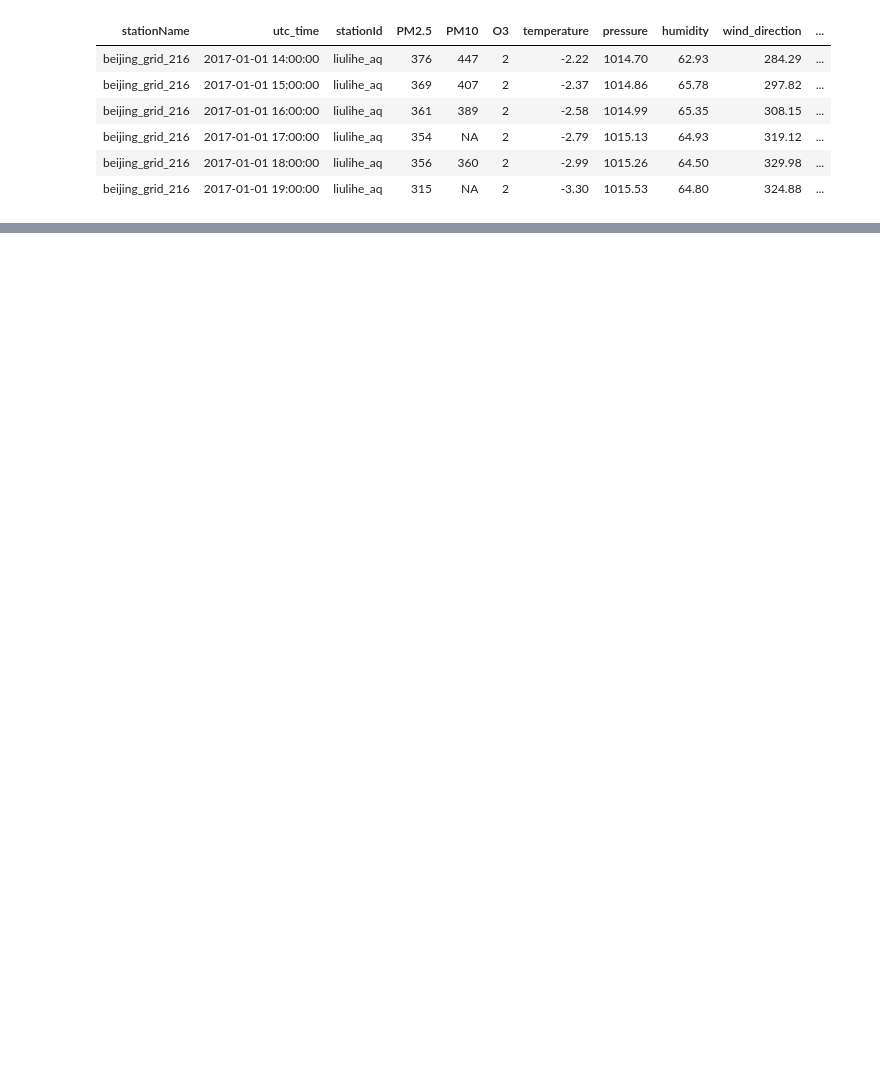
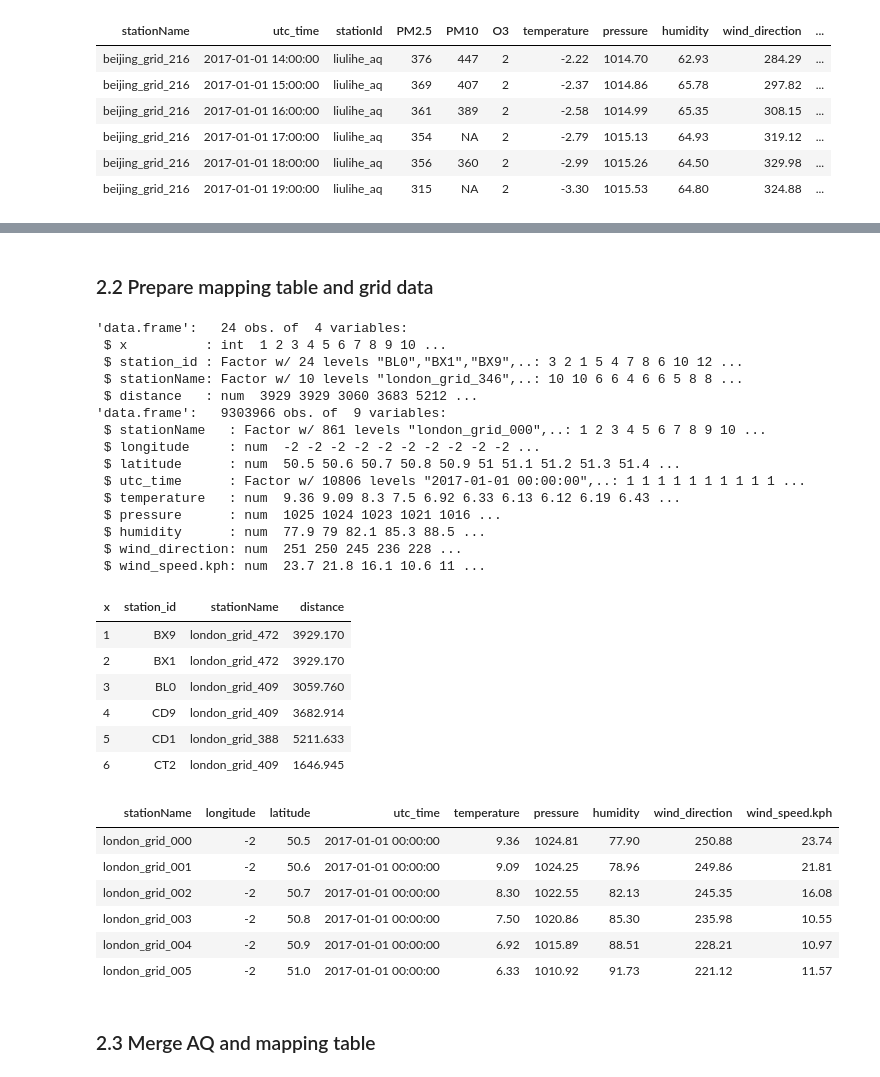
Before and after one commit to KelseyFertakis/DS420_Factoria, a Jupyter notebook: SL_MergeAQandGM.ipynb, the cells around one changed output, grey strips where cells are left out. Drawn from its saved outputs; the diff is of its cells as text; code cells hidden in the pictures; blank space fills up the shorter version.

```diff
--- a/SL_MergeAQandGM.ipynb
+++ b/SL_MergeAQandGM.ipynb
@@ -114,0 +203,2 @@ write.csv(bj_aq_gm, file = "bj_aq_gm_historical.csv")
+# %% [markdown]
+### 2.2 Prepare mapping table and grid data
@@ -114,0 +210,39 @@ write.csv(bj_aq_gm, file = "bj_aq_gm_historical.csv")
+# %%
+# browse data
+str(ld_closest_stations)
+str(ld_grid_meo)
+
+head(ld_closest_stations)
+head(ld_grid_meo)
+# %% [output]
+'data.frame':   24 obs. of  4 variables:
+ $ x          : int  1 2 3 4 5 6 7 8 9 10 ...
+ $ station_id : Factor w/ 24 levels "BL0","BX1","BX9",..: 3 2 1 5 4 7 8 6 10 12 ...
+ $ stationName: Factor w/ 10 levels "london_grid_346",..: 10 10 6 6 4 6 6 5 8 8 ...
+ $ distance   : num  3929 3929 3060 3683 5212 ...
+'data.frame':   9303966 obs. of  9 variables:
+ $ stationName   : Factor w/ 861 levels "london_grid_000",..: 1 2 3 4 5 6 7 8 9 10 ...
+ $ longitude     : num  -2 -2 -2 -2 -2 -2 -2 -2 -2 -2 ...
+ $ latitude      : num  50.5 50.6 50.7 50.8 50.9 51 51.1 51.2 51.3 51.4 ...
+ $ utc_time      : Factor w/ 10806 levels "2017-01-01 00:00:00",..: 1 1 1 1 1 1 1 1 1 1 ...
+ $ temperature   : num  9.36 9.09 8.3 7.5 6.92 6.33 6.13 6.12 6.19 6.43 ...
+ $ pressure      : num  1025 1024 1023 1021 1016 ...
+ $ humidity      : num  77.9 79 82.1 85.3 88.5 ...
+ $ wind_direction: num  251 250 245 236 228 ...
+ $ wind_speed.kph: num  23.7 21.8 16.1 10.6 11 ...
+| x | station_id | stationName | distance |
+| 1 | BX9 | london_grid_472 | 3929.170 |
+| 2 | BX1 | london_grid_472 | 3929.170 |
+| 3 | BL0 | london_grid_409 | 3059.760 |
+| 4 | CD9 | london_grid_409 | 3682.914 |
+| 5 | CD1 | london_grid_388 | 5211.633 |
+| 6 | CT2 | london_grid_409 | 1646.945 |
+| stationName | longitude | latitude | utc_time | temperature | pressure | humidity | wind_direction | wind_speed.kph |
+| london_grid_000 | -2 | 50.5 | 2017-01-01 00:00:00 | 9.36 | 1024.81 | 77.90 | 250.88 | 23.74 |
+| london_grid_001 | -2 | 50.6 | 2017-01-01 00:00:00 | 9.09 | 1024.25 | 78.96 | 249.86 | 21.81 |
+| london_grid_002 | -2 | 50.7 | 2017-01-01 00:00:00 | 8.30 | 1022.55 | 82.13 | 245.35 | 16.08 |
+| london_grid_003 | -2 | 50.8 | 2017-01-01 00:00:00 | 7.50 | 1020.86 | 85.30 | 235.98 | 10.55 |
+| london_grid_004 | -2 | 50.9 | 2017-01-01 00:00:00 | 6.92 | 1015.89 | 88.51 | 228.21 | 10.97 |
+| london_grid_005 | -2 | 51.0 | 2017-01-01 00:00:00 | 6.33 | 1010.92 | 91.73 | 221.12 | 11.57 |
+# %% [markdown]
+### 2.3 Merge AQ and mapping table
```
Also changed, not shown: parts of 23 cells of this notebook, 1 other file.
